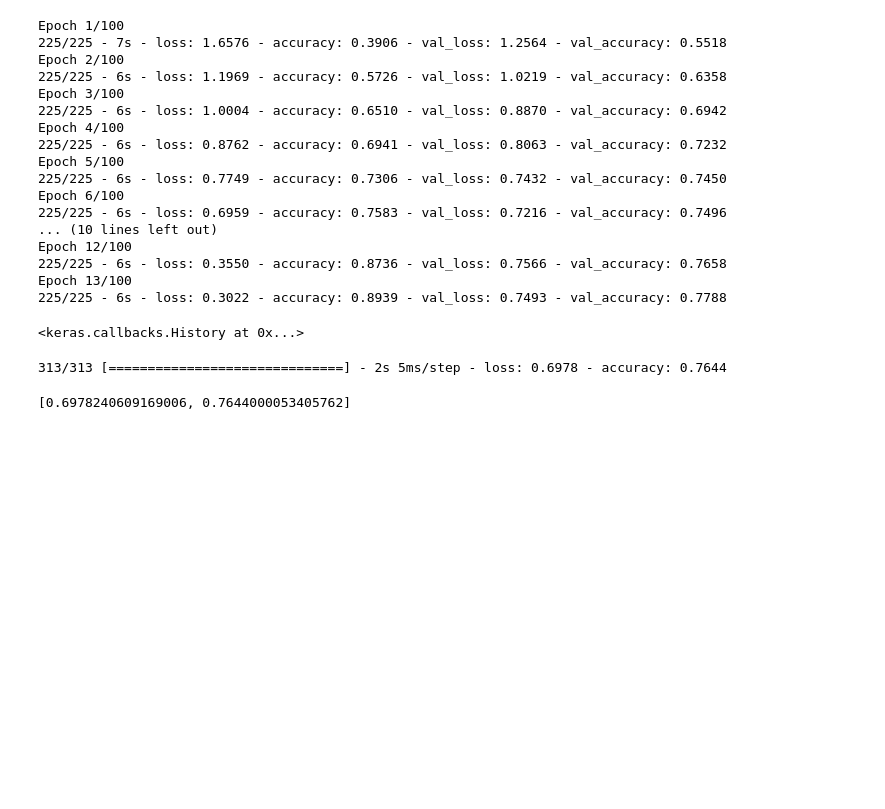
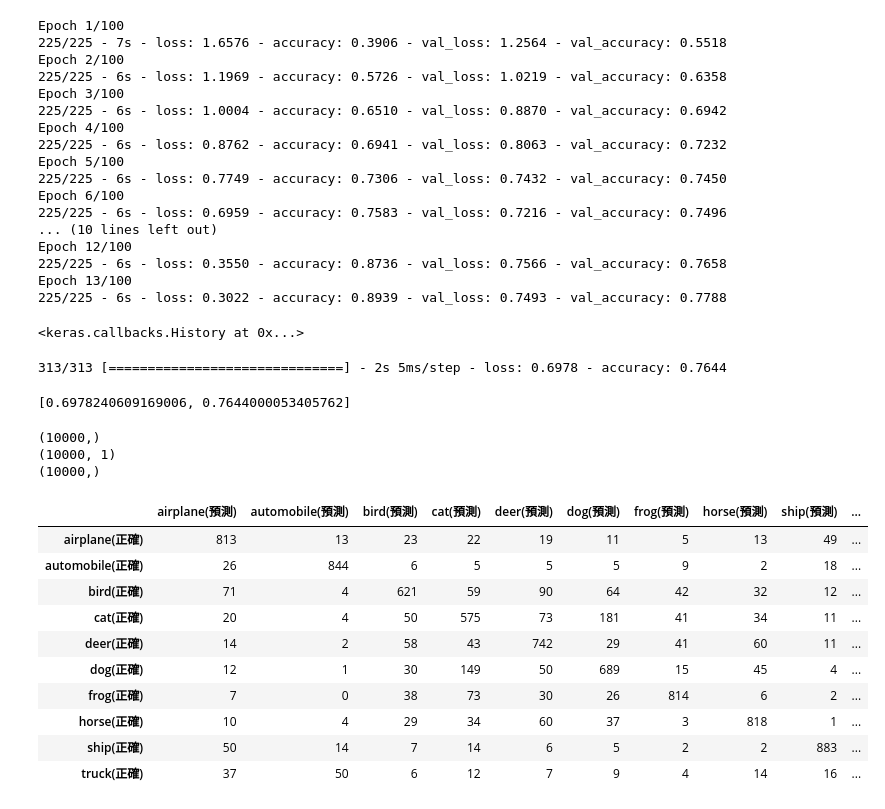
Before and after one commit to Elwing-Chou/tibaml0922, a Jupyter notebook: cifar10.ipynb, the cells around one changed output. Cells and saved outputs as stored; diff of their text form; code cells hidden in the pictures; blank space fills up the shorter version.

```diff
--- a/cifar10.ipynb
+++ b/cifar10.ipynb
@@ -139,3 +139,35 @@ model.evaluate(x_test_norm, y_test)
 # %% [output]
 313/313 [==============================] - 2s 5ms/step - loss: 0.6978 - accuracy: 0.7644
 [0.6978240609169006, 0.7644000053405762]
+# %%
+proba = model.predict(x_test_norm)
+pre = proba.argmax(axis=1)
+print(pre.shape)
+print(y_test.shape)
+y_test_1d = y_test.reshape(10000)
+print(y_test_1d.shape)
+# %% [output]
+(10000,)
+(10000, 1)
+(10000,)
+# %%
+import pandas as pd
+from sklearn.metrics import confusion_matrix
+# tf: predict -> sklearn: predict_proba
+# axis: 0(縱) 1(橫)
+mat = confusion_matrix(y_test_1d, pre)
+pd.DataFrame(mat,
+             index=["{}(正確)".format(trans[i]) for i in range(10)],
+             columns=["{}(預測)".format(trans[i]) for i in range(10)])
+# %% [output]
+|  | airplane(預測) | automobile(預測) | bird(預測) | cat(預測) | deer(預測) | dog(預測) | frog(預測) | horse(預測) | ship(預測) | ... |
+| airplane(正確) | 813 | 13 | 23 | 22 | 19 | 11 | 5 | 13 | 49 | ... |
+| automobile(正確) | 26 | 844 | 6 | 5 | 5 | 5 | 9 | 2 | 18 | ... |
+| bird(正確) | 71 | 4 | 621 | 59 | 90 | 64 | 42 | 32 | 12 | ... |
+| cat(正確) | 20 | 4 | 50 | 575 | 73 | 181 | 41 | 34 | 11 | ... |
+| deer(正確) | 14 | 2 | 58 | 43 | 742 | 29 | 41 | 60 | 11 | ... |
+| dog(正確) | 12 | 1 | 30 | 149 | 50 | 689 | 15 | 45 | 4 | ... |
+| frog(正確) | 7 | 0 | 38 | 73 | 30 | 26 | 814 | 6 | 2 | ... |
+| horse(正確) | 10 | 4 | 29 | 34 | 60 | 37 | 3 | 818 | 1 | ... |
+| ship(正確) | 50 | 14 | 7 | 14 | 6 | 5 | 2 | 2 | 883 | ... |
+| truck(正確) | 37 | 50 | 6 | 12 | 7 | 9 | 4 | 14 | 16 | ... |
```
Also changed, not shown: parts of 2 cells of this notebook.
